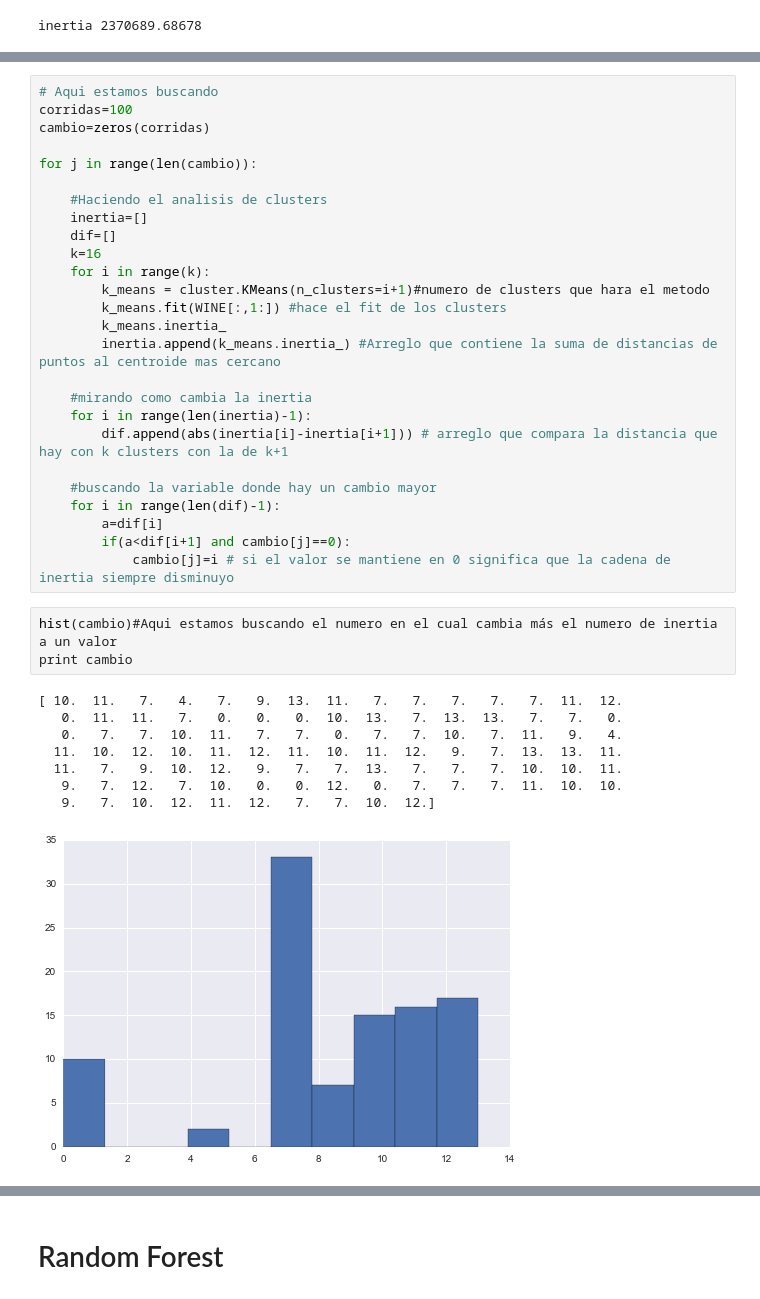
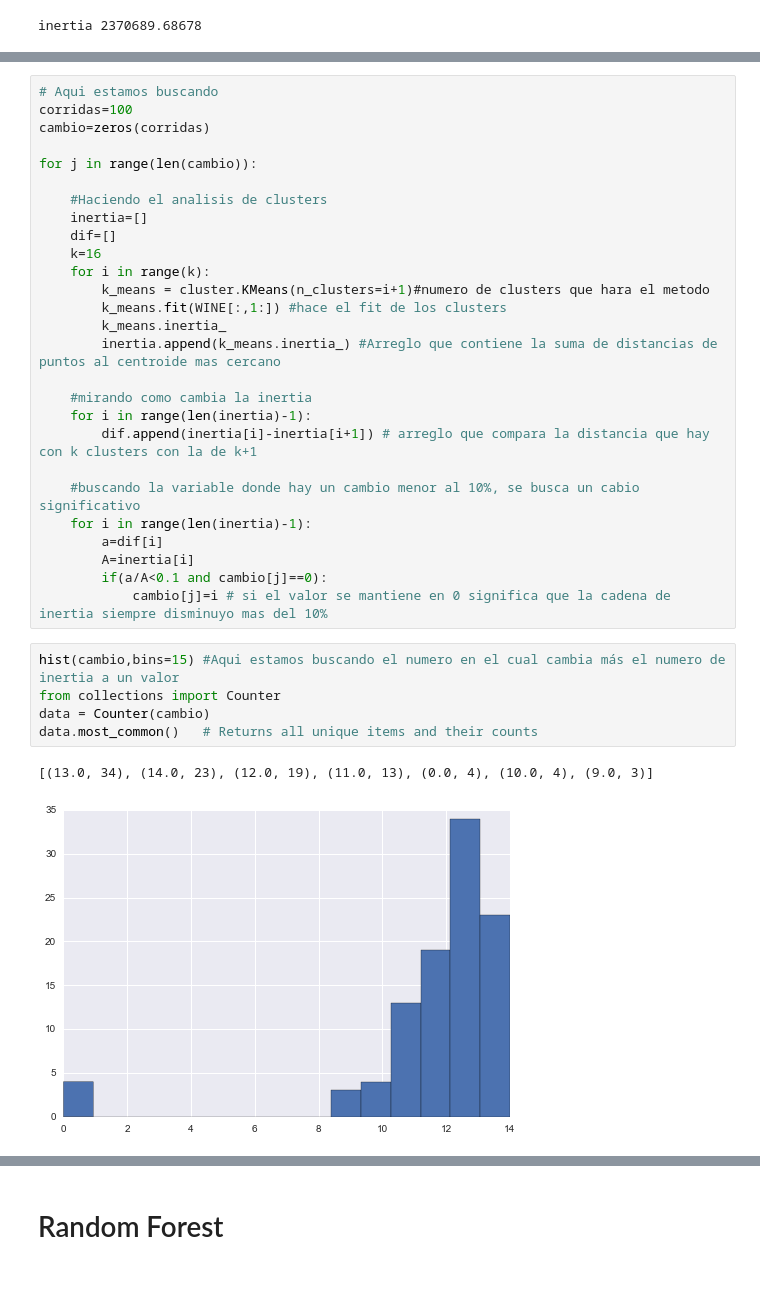
Before and after one commit to daniel-lozano/MCA_Tarea_2, a Jupyter notebook: Punto2.ipynb, the cells around one changed output, grey strips where cells are left out. Saved outputs shown, nothing was run; the diff lists cells and outputs as text.

Commit message:
k-mean, inertia

```diff
--- a/Punto2.ipynb
+++ b/Punto2.ipynb
@@ -202,23 +202,20 @@ for j in range(len(cambio)):
 
     #mirando como cambia la inertia
     for i in range(len(inertia)-1):
-        dif.append(abs(inertia[i]-inertia[i+1])) # arreglo que compara la distancia que hay con k clusters con la de k+1
+        dif.append(inertia[i]-inertia[i+1]) # arreglo que compara la distancia que hay con k clusters con la de k+1
 
-    #buscando la variable donde hay un cambio mayor
-    for i in range(len(dif)-1):
+    #buscando la variable donde hay un cambio menor al 10%, se busca un cabio significativo
+    for i in range(len(inertia)-1):
         a=dif[i]
-        if(a<dif[i+1] and cambio[j]==0):
-            cambio[j]=i # si el valor se mantiene en 0 significa que la cadena de inertia siempre disminuyo
+        A=inertia[i]
+        if(a/A<0.1 and cambio[j]==0):
+            cambio[j]=i # si el valor se mantiene en 0 significa que la cadena de inertia siempre disminuyo mas del 10%
 # %%
-hist(cambio)#Aqui estamos buscando el numero en el cual cambia más el numero de inertia a un valor
-print cambio
+hist(cambio,bins=15) #Aqui estamos buscando el numero en el cual cambia más el numero de inertia a un valor
+from collections import Counter
+data = Counter(cambio)
+data.most_common()   # Returns all unique items and their counts
 # %% [output]
-[ 10.  11.   7.   4.   7.   9.  13.  11.   7.   7.   7.   7.   7.  11.  12.
-   0.  11.  11.   7.   0.   0.   0.  10.  13.   7.  13.  13.   7.   7.   0.
-   0.   7.   7.  10.  11.   7.   7.   0.   7.   7.  10.   7.  11.   9.   4.
-  11.  10.  12.  10.  11.  12.  11.  10.  11.  12.   9.   7.  13.  13.  11.
-  11.   7.   9.  10.  12.   9.   7.   7.  13.   7.   7.   7.  10.  10.  11.
-   9.   7.  12.   7.  10.   0.   0.  12.   0.   7.   7.   7.  11.  10.  10.
-   9.   7.  10.  12.  11.  12.   7.   7.  10.  12.]
+[(13.0, 34), (14.0, 23), (12.0, 19), (11.0, 13), (0.0, 4), (10.0, 4), (9.0, 3)]
-[figure, old version]
+[figure, new version]
 # %% [markdown]
```
Also changed, not shown: parts of 2 cells of this notebook.
